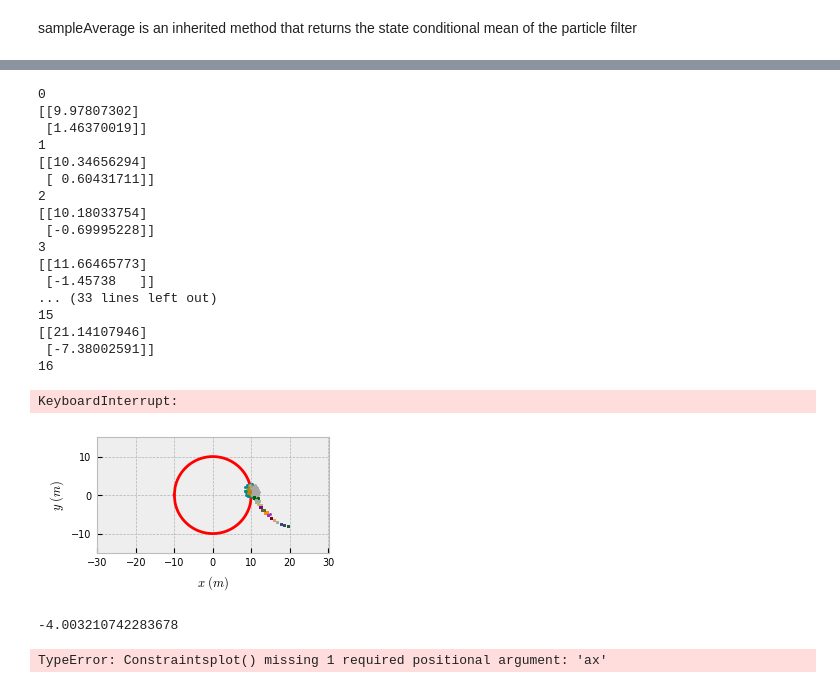
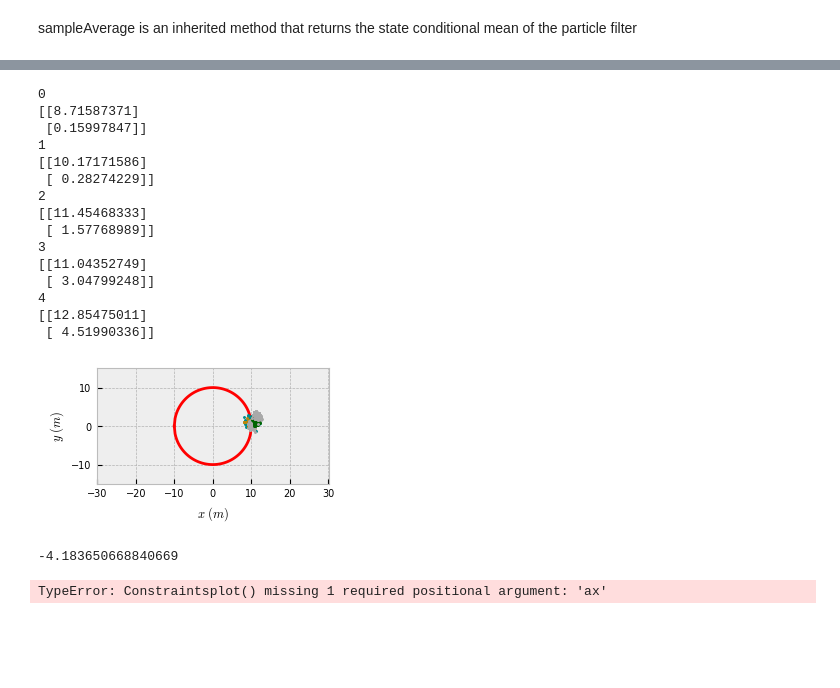
Before and after one commit to msramada/Control-Importance-Distribution-Algorithm-CIDA-, a Jupyter notebook: TestExample_CIDA.ipynb, the cells around one changed output, grey strips where cells are left out. Drawn from its saved outputs; the diff is of its cells as text; code cells hidden in the pictures; blank space fills up the shorter version.

```diff
--- a/TestExample_CIDA.ipynb
+++ b/TestExample_CIDA.ipynb
@@ -74,52 +79,49 @@ def Constraintsplot(ax):
 # %%
 fig, ax= plt.subplots(figsize=(FigWidth,FigHeight))
 Constraintsplot(ax)
-T=20
+T=5
 
 x_true = cida.particles[:,random.sample(range(0, cida.num_particles), 1)]
 AlphaAchieved_cida = np.zeros((T+1,))
 ax.set_xlim((-15,15))
 ax.set_ylim((-15,15))
 for k in range(T):
     print(k)
     AlphaAchieved_cida[0] = cida.ViolationProb()
     uSharp = cida.RandomSearch()
     ax.plot(cida.particles[0,:],cida.particles[1,:],'o', markersize=1.1,color=list(colors.cnames)[k+22], zorder=2)
     y = measurementDynamics(x_true, uSharp) + sqrtm(R).real @ np.random.randn(ry, 1)
     print(y)
     cida.Apply_PF(uSharp, y)
     x_true = stateDynamics(x_true, uSharp, sqrtm(Q).real @ np.random.randn(rx,))
 
 plt.savefig('L_example_SS.pdf',bbox_inches ="tight")
 
 AlphaAchieved_cida[T]=cida.ViolationProb()
 
 plt.show()
 # %% [output]
 0
-[[9.97807302]
- [1.46370019]]
+[[8.71587371]
+ [0.15997847]]
 1
-[[10.34656294]
- [ 0.60431711]]
+[[10.17171586]
+ [ 0.28274229]]
 2
-[[10.18033754]
- [-0.69995228]]
+[[11.45468333]
+ [ 1.57768989]]
 3
-[[11.66465773]
- [-1.45738   ]]
-... (33 lines left out)
-15
-[[21.14107946]
- [-7.38002591]]
-16
+[[11.04352749]
+ [ 3.04799248]]
+4
+[[12.85475011]
+ [ 4.51990336]]
-KeyboardInterrupt:
-[figure, old version]
+[figure, new version]
 # %%
 ME = y.squeeze() - cida.g(cida.particles[:, 4], uSharp).squeeze()
 -1/2 * ME @ np.linalg.inv(cida.R) @ ME
 # %% [output]
--4.003210742283678
+-4.183650668840669
 # %%
 #With particle filter conditional mean
 Constraintsplot()
```
Also changed, not shown: parts of 4 cells of this notebook, 2 other files.
